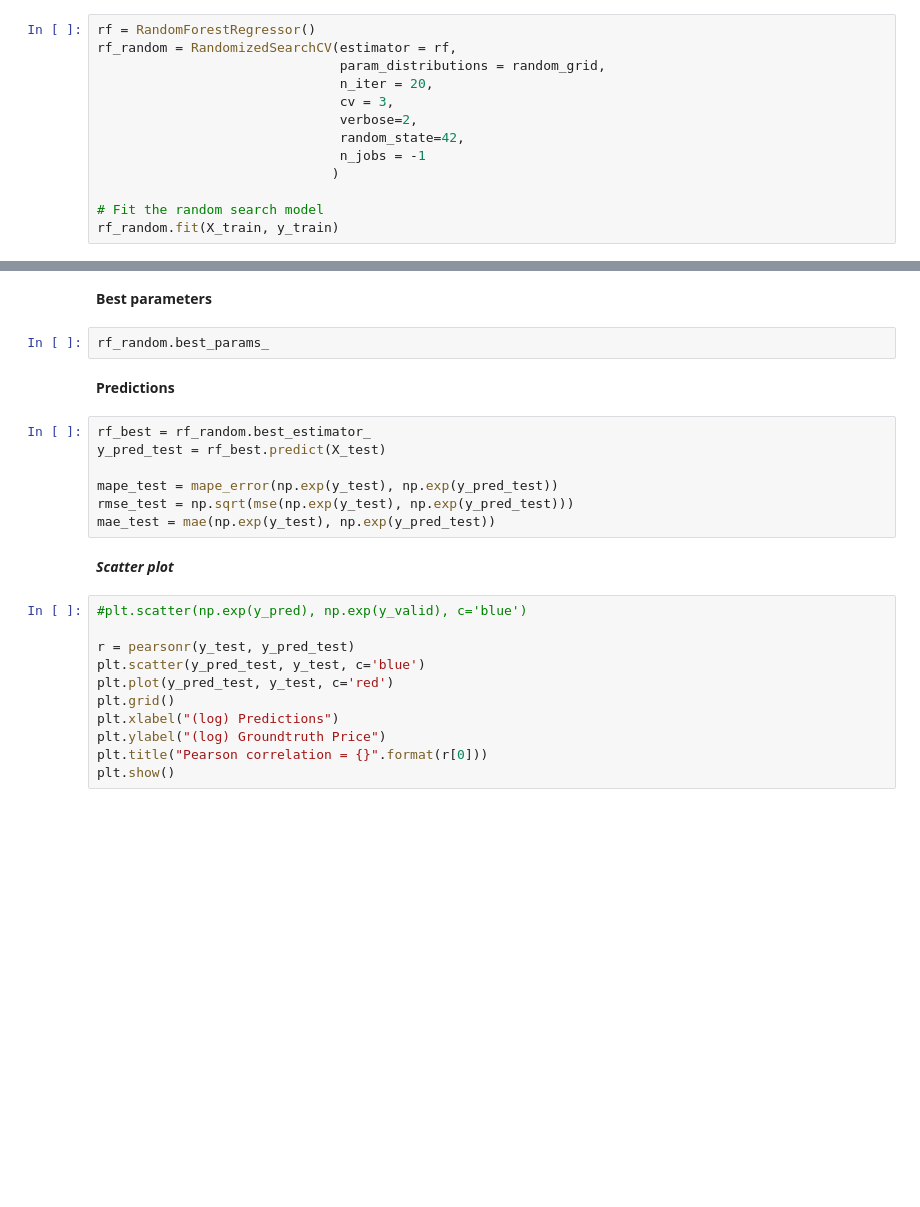
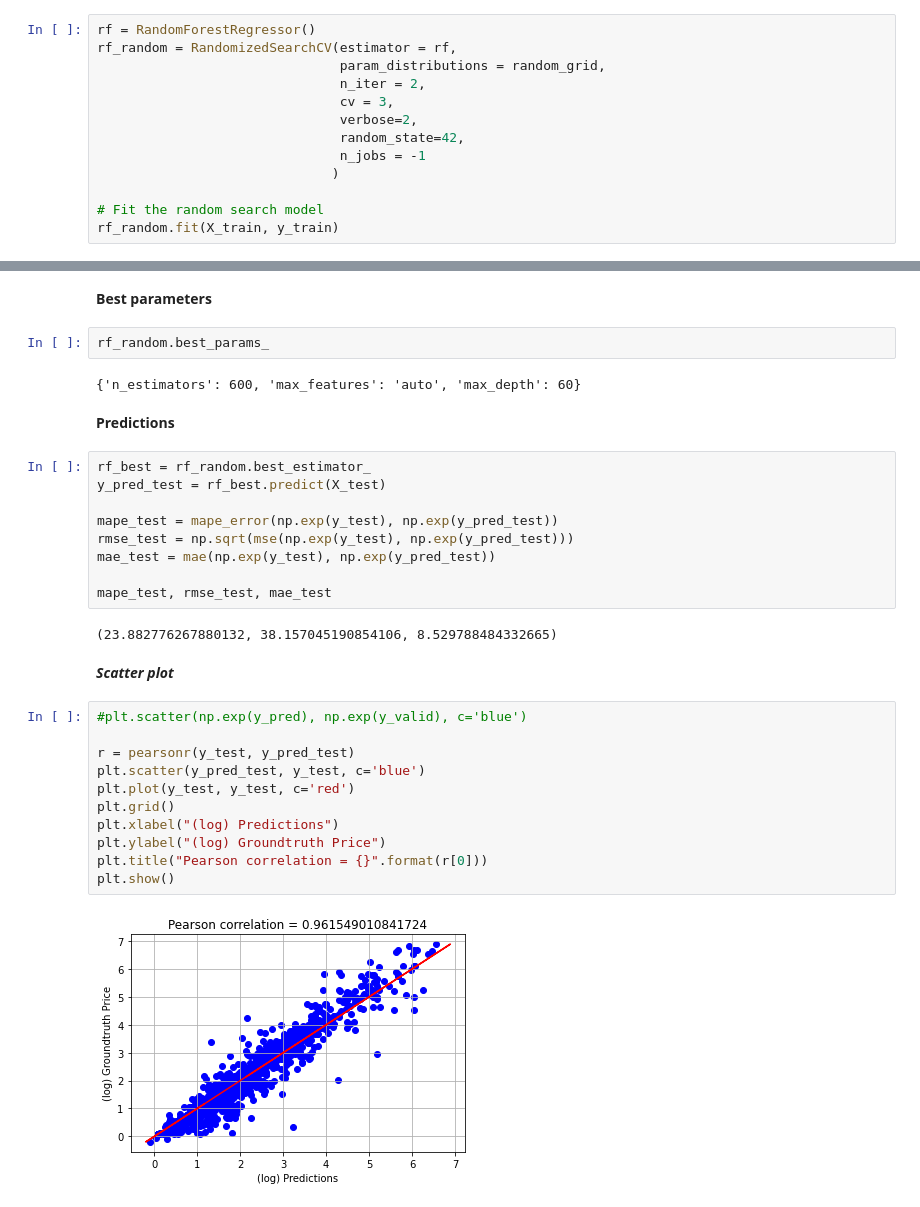
Before and after one commit to khalilouardini/drug-price-prediction, a Jupyter notebook: exploration/prediction_random_forest.ipynb, the cells around one changed output, grey strips where cells are left out. Drawn from its saved outputs; the diff is of its cells as text; blank space fills up the shorter version.

```diff
--- a/exploration/prediction_random_forest.ipynb
+++ b/exploration/prediction_random_forest.ipynb
@@ -216,7 +216,7 @@ print(random_grid)
 rf = RandomForestRegressor()
 rf_random = RandomizedSearchCV(estimator = rf,
                                param_distributions = random_grid,
-                               n_iter = 20,
+                               n_iter = 2,
                                cv = 3,
                                verbose=2,
                                random_state=42,
@@ -231,6 +246,8 @@ Fitting 3 folds for each of 20 candidates, totalling 60 fits
 **Best parameters**
 # %%
 rf_random.best_params_
+# %% [output]
+{'n_estimators': 600, 'max_features': 'auto', 'max_depth': 60}
 # %% [markdown]
 **Predictions**
 # %%
@@ -240,16 +257,22 @@ y_pred_test = rf_best.predict(X_test)
 mape_test = mape_error(np.exp(y_test), np.exp(y_pred_test))
 rmse_test = np.sqrt(mse(np.exp(y_test), np.exp(y_pred_test)))
 mae_test = mae(np.exp(y_test), np.exp(y_pred_test))
+
+mape_test, rmse_test, mae_test
+# %% [output]
+(23.882776267880132, 38.157045190854106, 8.529788484332665)
 # %% [markdown]
 ***Scatter plot***
 # %%
 #plt.scatter(np.exp(y_pred), np.exp(y_valid), c='blue')
 
 r = pearsonr(y_test, y_pred_test)
 plt.scatter(y_pred_test, y_test, c='blue')
-plt.plot(y_pred_test, y_test, c='red')
+plt.plot(y_test, y_test, c='red')
 plt.grid()
 plt.xlabel("(log) Predictions")
 plt.ylabel("(log) Groundtruth Price")
 plt.title("Pearson correlation = {}".format(r[0]))
 plt.show()
+# %% [output]
+[figure, added]
```
Also changed, not shown: parts of 4 cells of this notebook, 10 other files.
